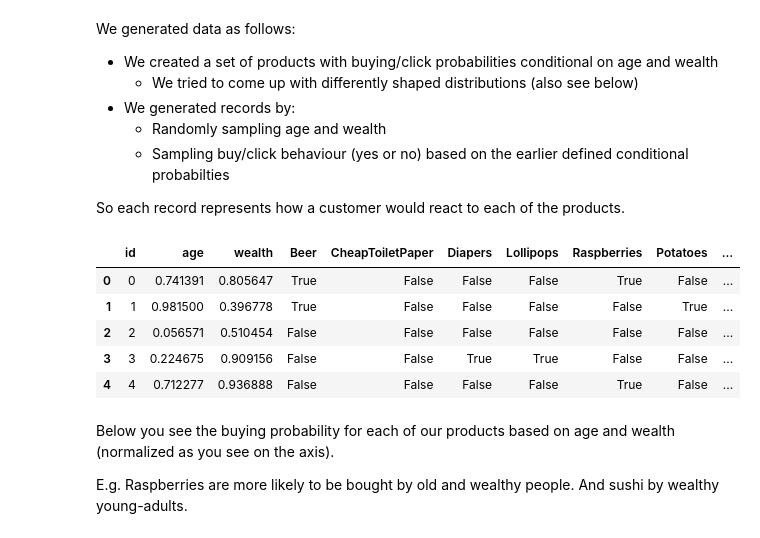
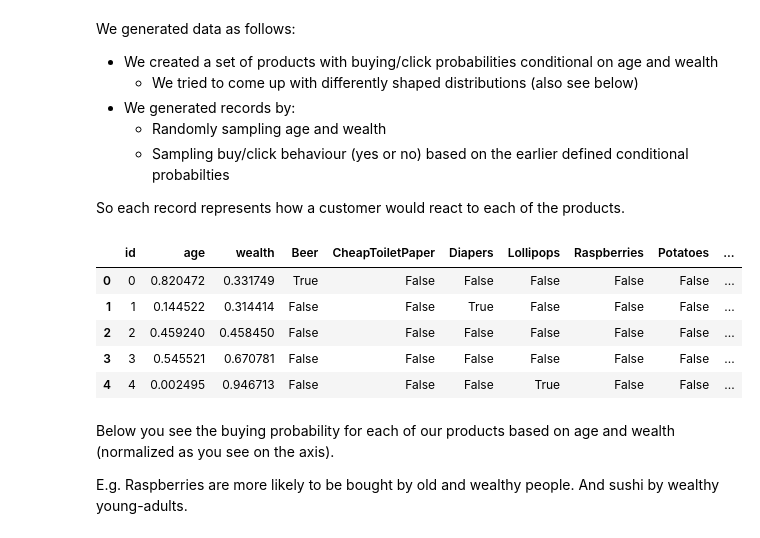
Before and after one commit to godatadriven/bandit-friday, a Jupyter notebook: banditfriday/notebooks/Tutorial.ipynb, the cells around one changed output. Cells and saved outputs as stored; diff of their text form; code cells hidden in the pictures.

```diff
--- a/banditfriday/notebooks/Tutorial.ipynb
+++ b/banditfriday/notebooks/Tutorial.ipynb
@@ -45,15 +45,15 @@ We generated data as follows:
 So each record represents how a customer would react to each of the products.
 # %%
 # NOTE: age and wealth are normalized to the range 0-1
-training_data = generate_product_data()
+training_data = generate_product_data(size=1000)
 training_data.head()
 # %% [output]
 |  | id | age | wealth | Beer | CheapToiletPaper | Diapers | Lollipops | Raspberries | Potatoes | ... |
-| 0 | 0 | 0.741391 | 0.805647 | True | False | False | False | True | False | ... |
-| 1 | 1 | 0.981500 | 0.396778 | True | False | False | False | False | True | ... |
-| 2 | 2 | 0.056571 | 0.510454 | False | False | False | False | False | False | ... |
-| 3 | 3 | 0.224675 | 0.909156 | False | False | True | True | False | False | ... |
-| 4 | 4 | 0.712277 | 0.936888 | False | False | False | False | True | False | ... |
+| 0 | 0 | 0.820472 | 0.331749 | True | False | False | False | False | False | ... |
+| 1 | 1 | 0.144522 | 0.314414 | False | False | True | False | False | False | ... |
+| 2 | 2 | 0.459240 | 0.458450 | False | False | False | False | False | False | ... |
+| 3 | 3 | 0.545521 | 0.670781 | False | False | False | False | False | False | ... |
+| 4 | 4 | 0.002495 | 0.946713 | False | False | False | True | False | False | ... |
 # %% [markdown]
 Below you see the buying probability for each of our products based on age and wealth (normalized as you see on the axis).
 
```
Also changed, not shown: parts of 3 cells of this notebook.
